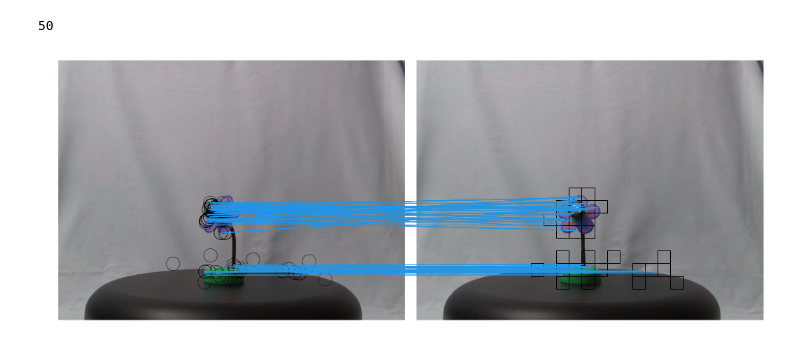
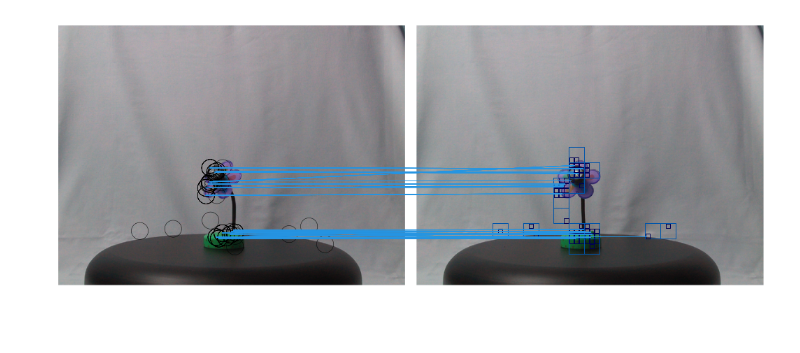
Before and after one commit to arnfred/Fast-Match, a Jupyter notebook: Fast Matching.ipynb, the cells around one changed output. Cells and saved outputs as stored; diff of their text form; code cells hidden in the pictures.

```diff
--- a/Fast Matching.ipynb
+++ b/Fast Matching.ipynb
@@ -83,8 +52,5 @@ length of log: 52
-# %%
-log2[0]["radius"]
-# %% [output]
-50
 # %%
-figures.visualize_log(log, query_img, target_img, stop_at =  100)
+#for i in range(87) :
+figures.visualize_log(log, query_img, target_img, stop_at = 207)#, filename= "frame")
 # %% [output]
-[figure, old version]
+[figure, new version]
```
Also changed, not shown: parts of 3 cells of this notebook, 9 other files.
